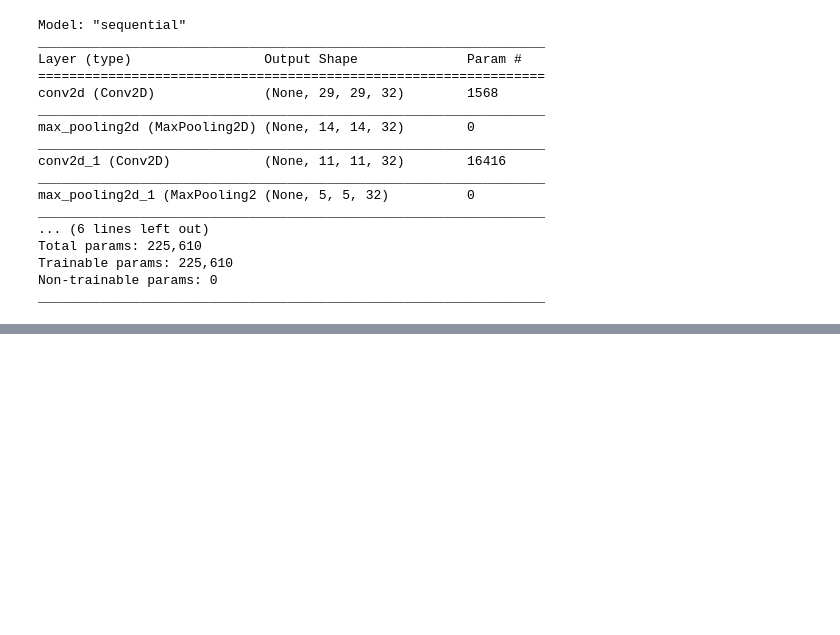
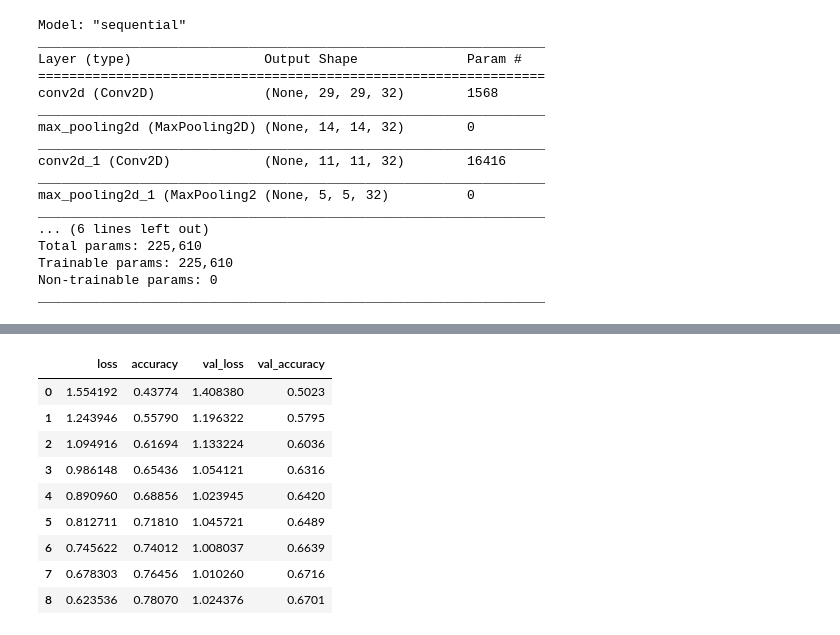
Before and after one commit to namanmanchanda09/MNIST-and-CIFAR-dataset-digit-and-image-recognizer, a Jupyter notebook: CIFAR .ipynb, the cells around one changed output, grey strips where cells are left out. Saved outputs shown, nothing was run; the diff lists cells and outputs as text; code cells hidden in the pictures; blank space fills up the shorter version.

```diff
--- a/CIFAR .ipynb
+++ b/CIFAR .ipynb
@@ -122,0 +129,13 @@ Epoch 8/15
+# %%
+metrics
+# %% [output]
+|  | loss | accuracy | val_loss | val_accuracy |
+| 0 | 1.554192 | 0.43774 | 1.408380 | 0.5023 |
+| 1 | 1.243946 | 0.55790 | 1.196322 | 0.5795 |
+| 2 | 1.094916 | 0.61694 | 1.133224 | 0.6036 |
+| 3 | 0.986148 | 0.65436 | 1.054121 | 0.6316 |
+| 4 | 0.890960 | 0.68856 | 1.023945 | 0.6420 |
+| 5 | 0.812711 | 0.71810 | 1.045721 | 0.6489 |
+| 6 | 0.745622 | 0.74012 | 1.008037 | 0.6639 |
+| 7 | 0.678303 | 0.76456 | 1.010260 | 0.6716 |
+| 8 | 0.623536 | 0.78070 | 1.024376 | 0.6701 |
```
Also changed, not shown: parts of 4 cells of this notebook.
